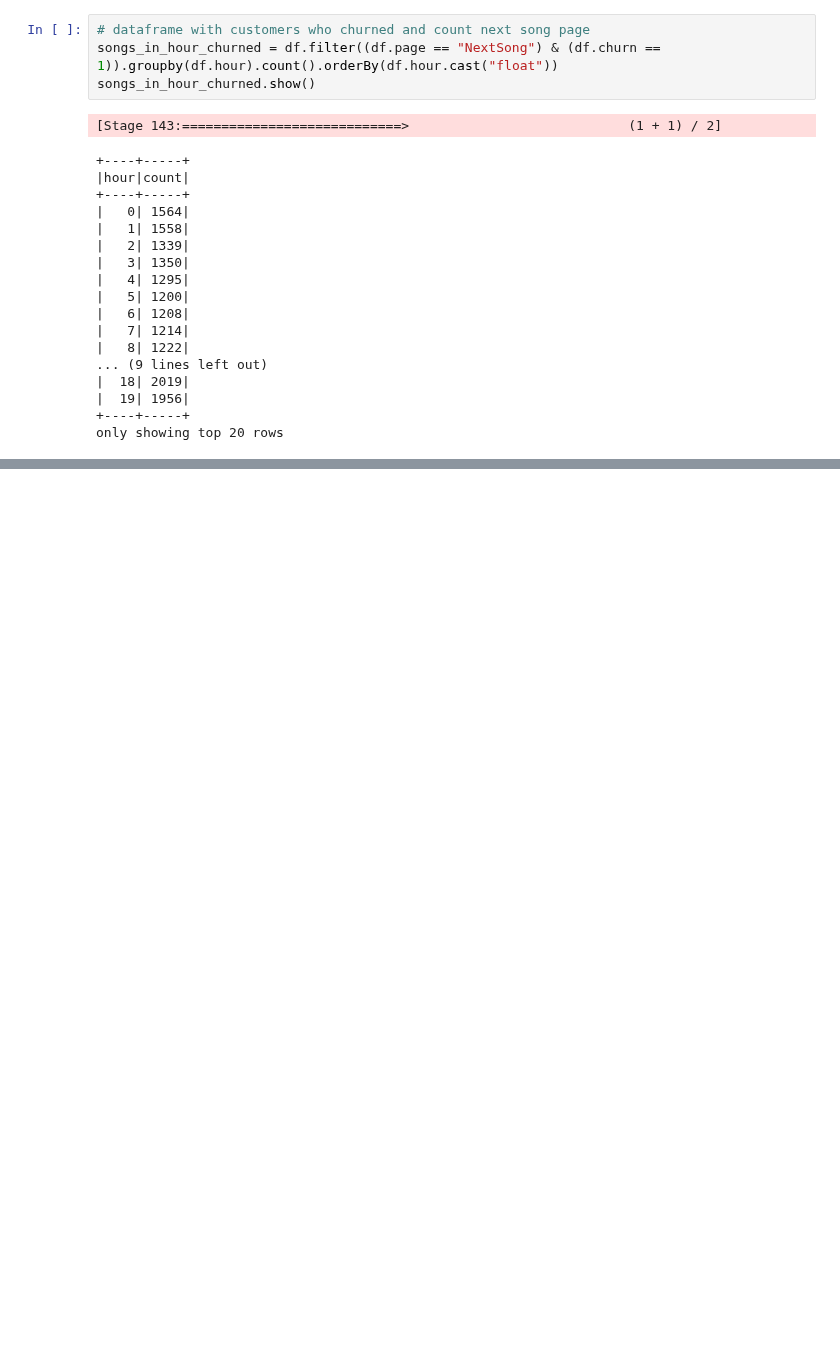
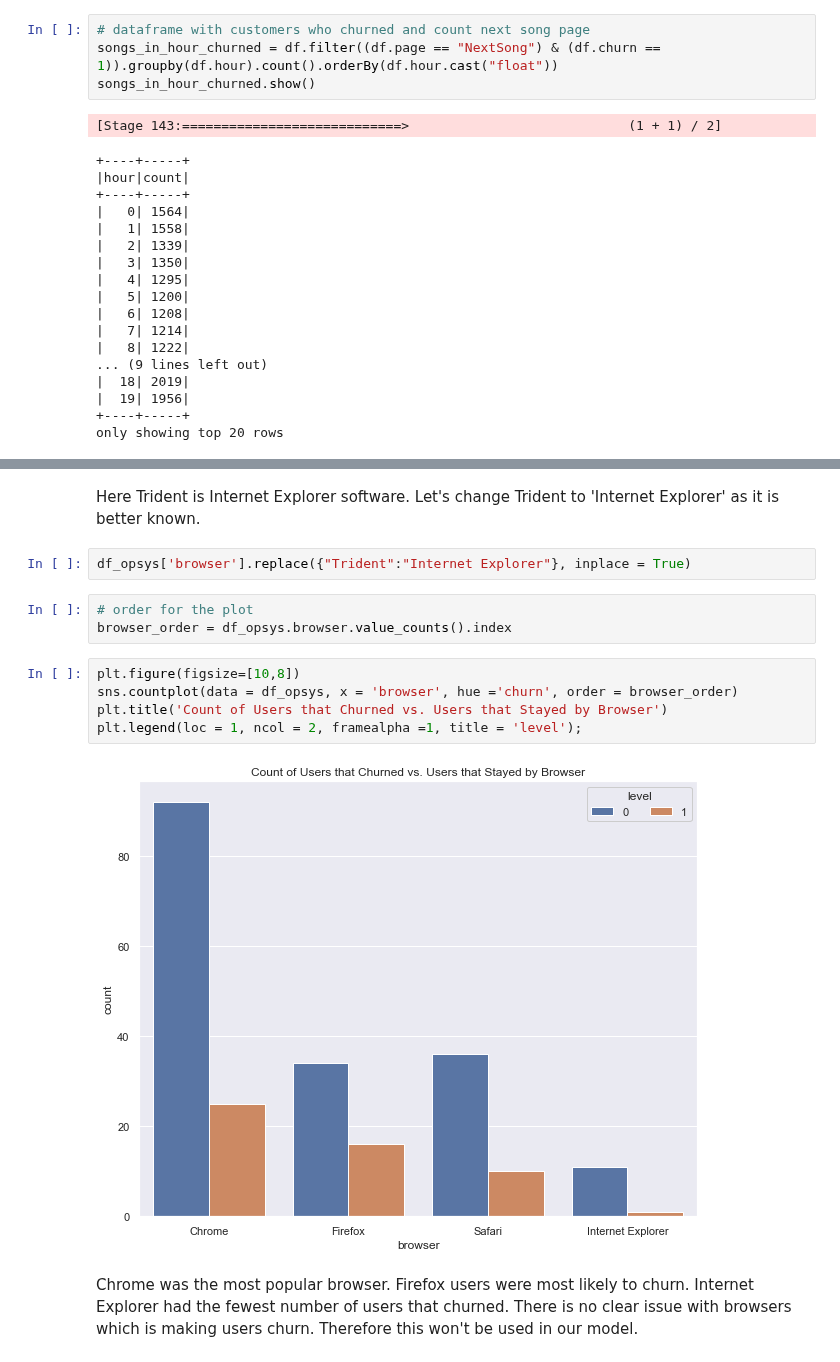
Before and after one commit to Nima-Sayyah/Sparkify, a Jupyter notebook: Sparkify.ipynb, the cells around one changed output, grey strips where cells are left out. Saved outputs shown, nothing was run; the diff lists cells and outputs as text; blank space fills up the shorter version.

```diff
--- a/Sparkify.ipynb
+++ b/Sparkify.ipynb
@@ -1168,0 +1162,16 @@ browser_order = df_opsys.browser.value_counts().index
+# %% [markdown]
+Here Trident is Internet Explorer software. Let's change Trident to 'Internet Explorer' as it is better known.
+# %%
+df_opsys['browser'].replace({"Trident":"Internet Explorer"}, inplace = True)
+# %%
+# order for the plot
+browser_order = df_opsys.browser.value_counts().index
+# %%
+plt.figure(figsize=[10,8])
+sns.countplot(data = df_opsys, x = 'browser', hue ='churn', order = browser_order)
+plt.title('Count of Users that Churned vs. Users that Stayed by Browser')
+plt.legend(loc = 1, ncol = 2, framealpha =1, title = 'level');
+# %% [output]
+[figure, added]
+# %% [markdown]
+Chrome was the most popular browser. Firefox users were most likely to churn. Internet Explorer had the fewest number of users that churned. There is no clear issue with browsers which is making users churn. Therefore this won't be used in our model.
```
Also changed, not shown: parts of 89 cells of this notebook.
